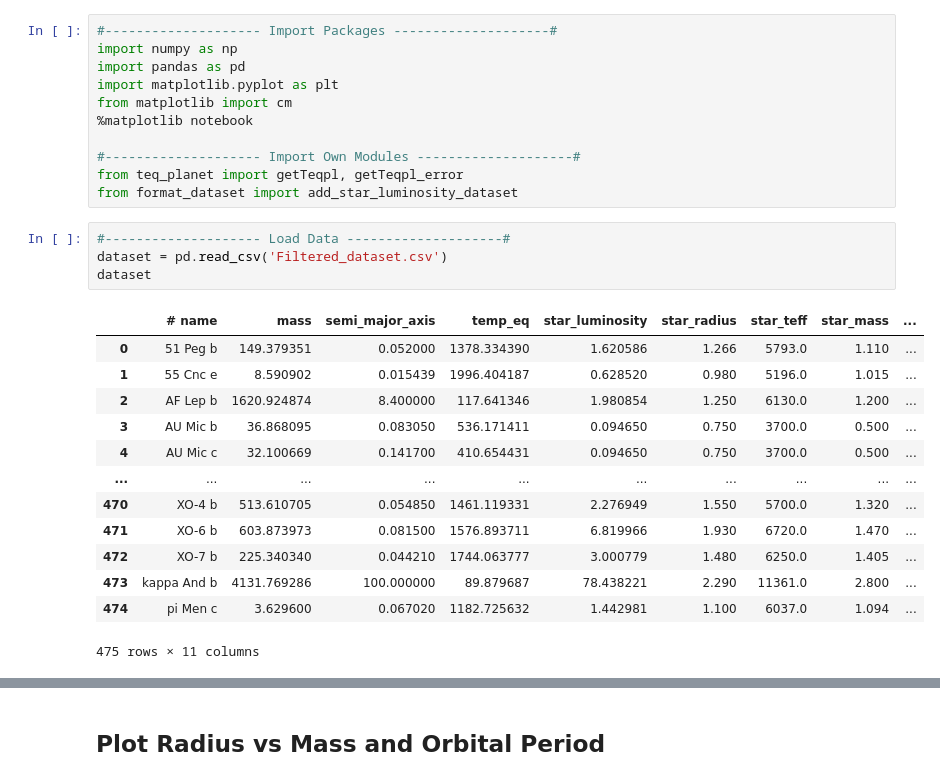
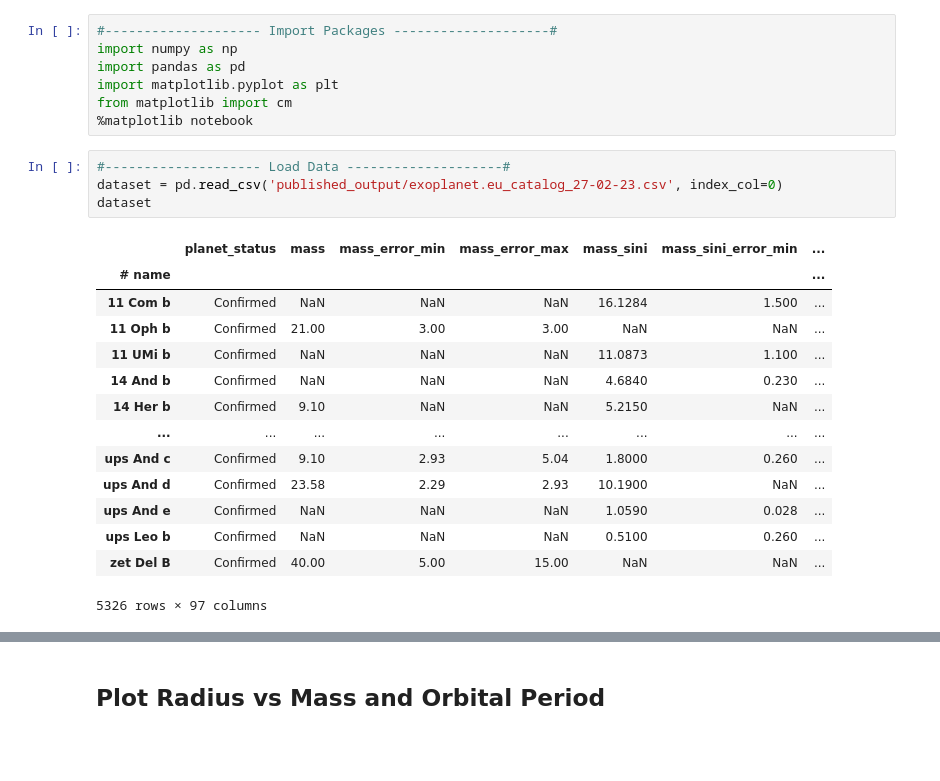
Before and after one commit to soleneulmer/bem, a Jupyter notebook: Mass_vs_Radius_Plots.ipynb, the cells around one changed output, grey strips where cells are left out. Cells and saved outputs as stored; diff of their text form; blank space fills up the shorter version.

```diff
--- a/Mass_vs_Radius_Plots.ipynb
+++ b/Mass_vs_Radius_Plots.ipynb
@@ -5,25 +5,22 @@ import pandas as pd
 import matplotlib.pyplot as plt
 from matplotlib import cm
 %matplotlib notebook
-
-#-------------------- Import Own Modules --------------------#
-from teq_planet import getTeqpl, getTeqpl_error
-from format_dataset import add_star_luminosity_dataset
 # %%
 #-------------------- Load Data --------------------#
-dataset = pd.read_csv('Filtered_dataset.csv')
+dataset = pd.read_csv('published_output/exoplanet.eu_catalog_27-02-23.csv', index_col=0)
 dataset
 # %% [output]
-|  | # name | mass | semi_major_axis | temp_eq | star_luminosity | star_radius | star_teff | star_mass | ... |
-| 0 | 51 Peg b | 149.379351 | 0.052000 | 1378.334390 | 1.620586 | 1.266 | 5793.0 | 1.110 | ... |
-| 1 | 55 Cnc e | 8.590902 | 0.015439 | 1996.404187 | 0.628520 | 0.980 | 5196.0 | 1.015 | ... |
-| 2 | AF Lep b | 1620.924874 | 8.400000 | 117.641346 | 1.980854 | 1.250 | 6130.0 | 1.200 | ... |
-| 3 | AU Mic b | 36.868095 | 0.083050 | 536.171411 | 0.094650 | 0.750 | 3700.0 | 0.500 | ... |
-| 4 | AU Mic c | 32.100669 | 0.141700 | 410.654431 | 0.094650 | 0.750 | 3700.0 | 0.500 | ... |
-| ... | ... | ... | ... | ... | ... | ... | ... | ... | ... |
-| 470 | XO-4 b | 513.610705 | 0.054850 | 1461.119331 | 2.276949 | 1.550 | 5700.0 | 1.320 | ... |
-| 471 | XO-6 b | 603.873973 | 0.081500 | 1576.893711 | 6.819966 | 1.930 | 6720.0 | 1.470 | ... |
-| 472 | XO-7 b | 225.340340 | 0.044210 | 1744.063777 | 3.000779 | 1.480 | 6250.0 | 1.405 | ... |
-| 473 | kappa And b | 4131.769286 | 100.000000 | 89.879687 | 78.438221 | 2.290 | 11361.0 | 2.800 | ... |
-| 474 | pi Men c | 3.629600 | 0.067020 | 1182.725632 | 1.442981 | 1.100 | 6037.0 | 1.094 | ... |
+|  | planet_status | mass | mass_error_min | mass_error_max | mass_sini | mass_sini_error_min | ... |
+| # name |  |  |  |  |  |  | ... |
+| 11 Com b | Confirmed | NaN | NaN | NaN | 16.1284 | 1.500 | ... |
+| 11 Oph b | Confirmed | 21.00 | 3.00 | 3.00 | NaN | NaN | ... |
+| 11 UMi b | Confirmed | NaN | NaN | NaN | 11.0873 | 1.100 | ... |
+| 14 And b | Confirmed | NaN | NaN | NaN | 4.6840 | 0.230 | ... |
+| 14 Her b | Confirmed | 9.10 | NaN | NaN | 5.2150 | NaN | ... |
+| ... | ... | ... | ... | ... | ... | ... | ... |
+| ups And c | Confirmed | 9.10 | 2.93 | 5.04 | 1.8000 | 0.260 | ... |
+| ups And d | Confirmed | 23.58 | 2.29 | 2.93 | 10.1900 | NaN | ... |
+| ups And e | Confirmed | NaN | NaN | NaN | 1.0590 | 0.028 | ... |
+| ups Leo b | Confirmed | NaN | NaN | NaN | 0.5100 | 0.260 | ... |
+| zet Del B | Confirmed | 40.00 | 5.00 | 15.00 | NaN | NaN | ... |
-475 rows × 11 columns
+5326 rows × 97 columns
```
Also changed, not shown: parts of 9 cells of this notebook, 3 other files.
